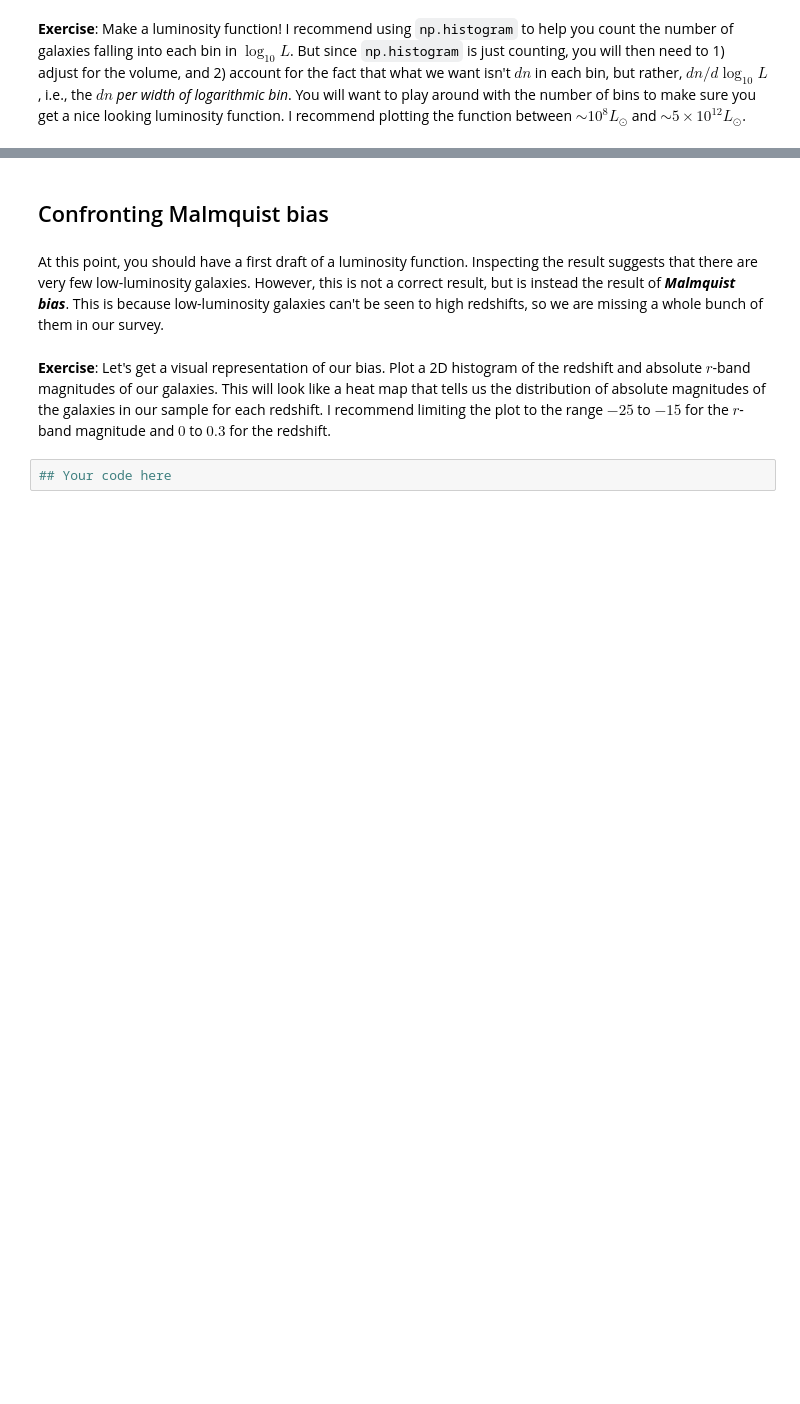
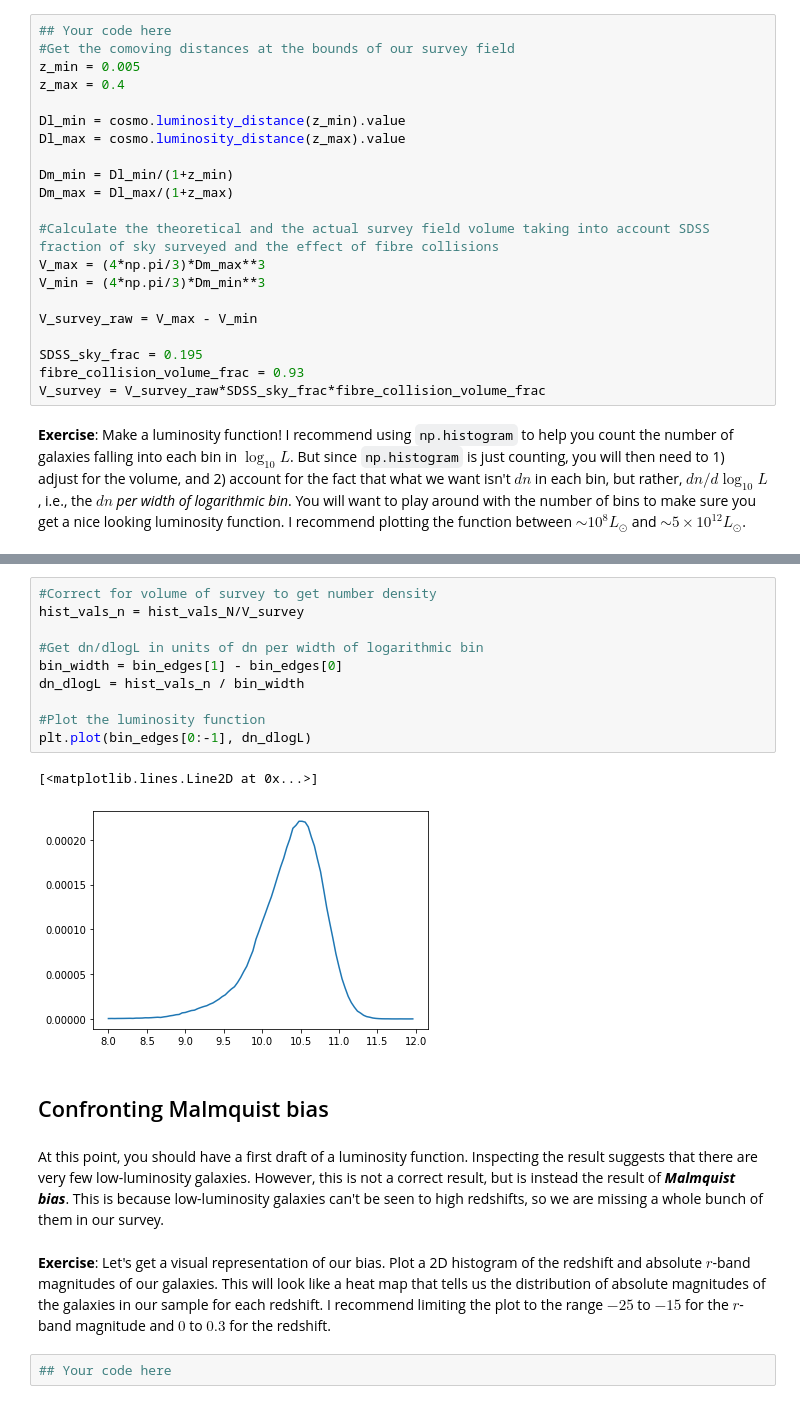
Before and after one commit to katiesavarc/DataSci_Lab, a Jupyter notebook: CodingLab04/CodingLab04_LuminosityFunctions.ipynb, the cells around one changed output, grey strips where cells are left out. Saved outputs shown, nothing was run; the diff lists cells and outputs as text; blank space fills up the shorter version.

```diff
--- a/CodingLab04/CodingLab04_LuminosityFunctions.ipynb
+++ b/CodingLab04/CodingLab04_LuminosityFunctions.ipynb
@@ -200,2 +204,23 @@ There are two more complications that need to be taken into account:
+# %%
+## Your code here
+#Get the comoving distances at the bounds of our survey field
+z_min = 0.005
+z_max = 0.4
+
+Dl_min = cosmo.luminosity_distance(z_min).value
+Dl_max = cosmo.luminosity_distance(z_max).value
+
+Dm_min = Dl_min/(1+z_min)
+Dm_max = Dl_max/(1+z_max)
+
+#Calculate the theoretical and the actual survey field volume taking into account SDSS fraction of sky surveyed and the effect of fibre collisions
+V_max = (4*np.pi/3)*Dm_max**3
+V_min = (4*np.pi/3)*Dm_min**3
+
+V_survey_raw = V_max - V_min
+
+SDSS_sky_frac = 0.195
+fibre_collision_volume_frac = 0.93
+V_survey = V_survey_raw*SDSS_sky_frac*fibre_collision_volume_frac
 # %% [markdown]
 **Exercise**: Make a luminosity function! I recommend using `np.histogram` to help you count the number of galaxies falling into each bin in $\log_{10} L$. But since `np.histogram` is just counting, you will then need to 1) adjust for the volume, and 2) account for the fact that what we want isn't $dn$ in each bin, but rather, $dn/d\log_{10}L$, i.e., the $dn$ *per width of logarithmic bin*. You will want to play around with the number of bins to make sure you get a nice looking luminosity function. I recommend plotting the function between $\sim 10^8 L_\odot$ and $\sim 5 \times 10^{12}L_\odot$.
@@ -204,3 +236,16 @@ There are two more complications that need to be taken into account:
+# %%
+#Correct for volume of survey to get number density
+hist_vals_n = hist_vals_N/V_survey
+
+#Get dn/dlogL in units of dn per width of logarithmic bin
+bin_width = bin_edges[1] - bin_edges[0]
+dn_dlogL = hist_vals_n / bin_width
+
+#Plot the luminosity function
+plt.plot(bin_edges[0:-1], dn_dlogL)
+# %% [output]
+[<matplotlib.lines.Line2D at 0x...>]
+[figure, added]
 # %% [markdown]
 ## Confronting Malmquist bias
 # %% [markdown]
```
Also changed, not shown: parts of 5 cells of this notebook.
